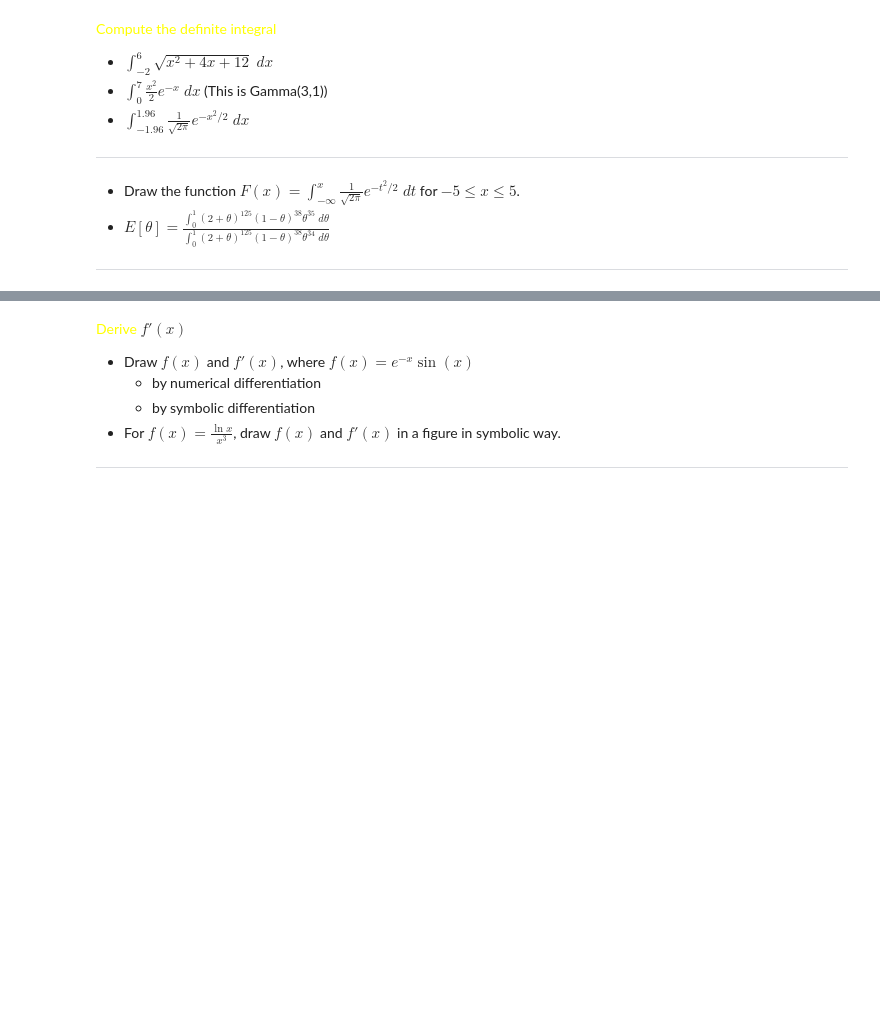
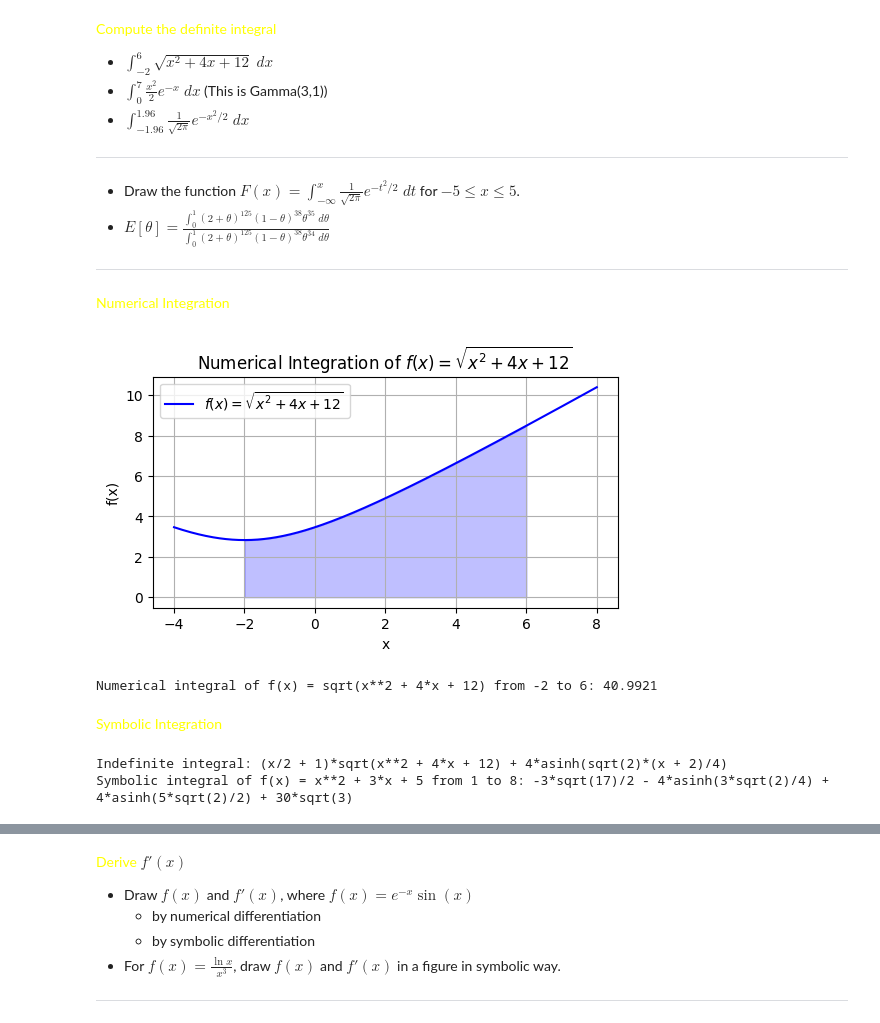
Before and after one commit to ntpuccw/InClassCoding, a Jupyter notebook: gar0916.ipynb, the cells around one changed output, grey strips where cells are left out. Saved outputs shown, nothing was run; the diff lists cells and outputs as text; code cells hidden in the pictures; blank space fills up the shorter version.

```diff
--- a/gar0916.ipynb
+++ b/gar0916.ipynb
@@ -19,3 +19,64 @@ Before we dive into the main content, let's cover some essential preliminaries t
 - Draw the function $\displaystyle F(x) = \int_{-\infty}^{x} \frac{1}{\sqrt{2\pi}} e^{-t^2/2}\; dt$ for $-5 \leq x \leq 5$.
 - $\displaystyle E[\theta] =\frac{\int_0^1 (2+\theta)^{125}(1-\theta)^{38}\theta^{35}\;d\theta}{\int_0^1 (2+\theta)^{125}(1-\theta)^{38}\theta^{34}\;d\theta} $
 <hr>
+# %% [markdown]
+<font color=yellow> Numerical Integration</font>
+# %%
+# compute the integral of f(x) = x^2 + 3x + 5 from 1 to 8
+
+import numpy as np
+from scipy import integrate
+import matplotlib.pyplot as plt
+
+a = -2
+b = 6
+# f(x) = sqrt(x^2 + 4x + 12)
+# f = lambda x: np.sqrt(x**2 + 4*x + 12)
+def f(x):
+    return np.sqrt(x**2 + 4*x + 12)
+
+# draw the function and the area under the curve
+plt.figure(figsize=(6, 3))
+x_plot = np.linspace(a-2, b+2, 400)
+y_plot = f(x_plot)
+
+x_fill = np.linspace(a, b, 200)
+y_fill = f(x_fill)
+
+plt.plot(x_plot, y_plot, label=r"$f(x) = \sqrt{x^2 + 4x + 12}$", color="blue")
+plt.fill_between(x_fill, y_fill, color="blue", alpha=0.25)
+plt.xlabel("x")
+plt.ylabel("f(x)")
+plt.title(r"Numerical Integration of $f(x) = \sqrt{x^2 + 4x + 12}$")
+plt.legend()
+plt.grid(True)
+plt.show()
+
+result = integrate.quad(f, a, b)
+
+print(f"Numerical integral of f(x) = sqrt(x**2 + 4*x + 12) from {a} to {b}: {result[0]:.4f}")
+# print(f"Estimated absolute error: {error:.4f}")
+# %% [output]
+[figure, added]
+Numerical integral of f(x) = sqrt(x**2 + 4*x + 12) from -2 to 6: 40.9921
+# %% [markdown]
+<font color=yellow> Symbolic Integration</font>
+# %%
+# compute the integral of f(x) = x^2 + 3x + 5 from 1 to 8 in symbolic form
+
+import sympy as sp
+
+x = sp.Symbol('x')
+# f(x) = sp.sqrt(x**2 + 4*x + 12)
+f = sp.sqrt(x**2 + 4*x + 12)
+# f = x**2 + 3*x + 5
+
+# compute the indefinite integral
+indefinite_integral = sp.integrate(f, x)
+print(f"Indefinite integral: {indefinite_integral}")
+
+result = sp.integrate(f, (x, 1, 8))
+print(f"Symbolic integral of f(x) = x**2 + 3*x + 5 from 1 to 8: {result}")
+# %% [output]
+Indefinite integral: (x/2 + 1)*sqrt(x**2 + 4*x + 12) + 4*asinh(sqrt(2)*(x + 2)/4)
+Symbolic integral of f(x) = x**2 + 3*x + 5 from 1 to 8: -3*sqrt(17)/2 - 4*asinh(3*sqrt(2)/4) + 4*asinh(5*sqrt(2)/2) + 30*sqrt(3)
```
Also changed, not shown: parts of 7 cells of this notebook, 1 other file.
